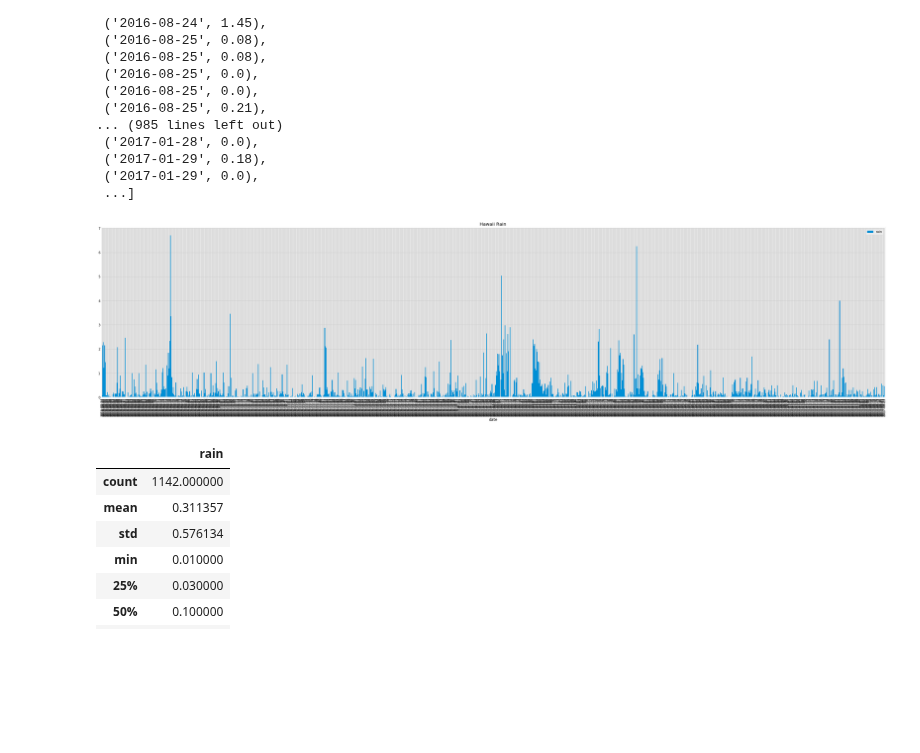
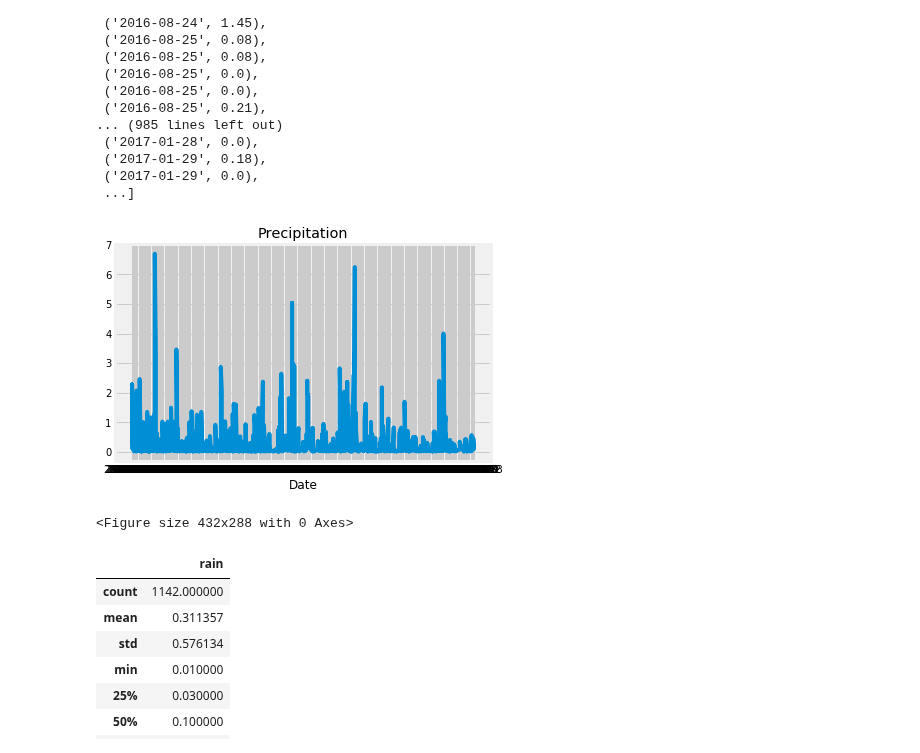
Before and after one commit to mpg33/DA_HW, a Jupyter notebook: climate_starter.ipynb, the cells around one changed output. Drawn from its saved outputs; the diff is of its cells as text; code cells hidden in the pictures; blank space fills up the shorter version.

```diff
--- a/climate_starter.ipynb
+++ b/climate_starter.ipynb
@@ -85,24 +85,28 @@ Year_prec_data
 # %%
 # Save the query results as a Pandas DataFrame and set the index to the date column
 rain_df = pd.DataFrame(Year_prec_data, columns=['date', 'rain'])
 #rain_data_df.head()
 
 rain_df = rain_df.dropna().set_index('date')
 rain_df = rain_df.loc[rain_df["rain"]>0,:]
 #rain_data_df
 
 # Sort the dataframe by date
 rain_df = rain_df.sort_values('date')
 rain_df.head()
 
+plt.plot(rain_df)
 
-# Use Pandas Plotting with Matplotlib to plot the data
-rain_df.plot(kind='bar', figsize=(40,10), title="Hawaii Rain", width= 1.0)
-plt.xticks(rotation=90)
+plt.title('Precipitation')
+plt.xlabel('Date')
+
+# fig.autofmt_xdate()
+plt.show()
 
 plt.savefig("Hawaii_rain.png")
 # %% [output]
-[figure, old version]
+[figure, new version]
+<Figure size 432x288 with 0 Axes>
 # %%
 # Use Pandas to calcualte the summary statistics for the precipitation data
 summary_stats = rain_df.describe()
```
Also changed, not shown: parts of 9 cells of this notebook, 1 other file.
